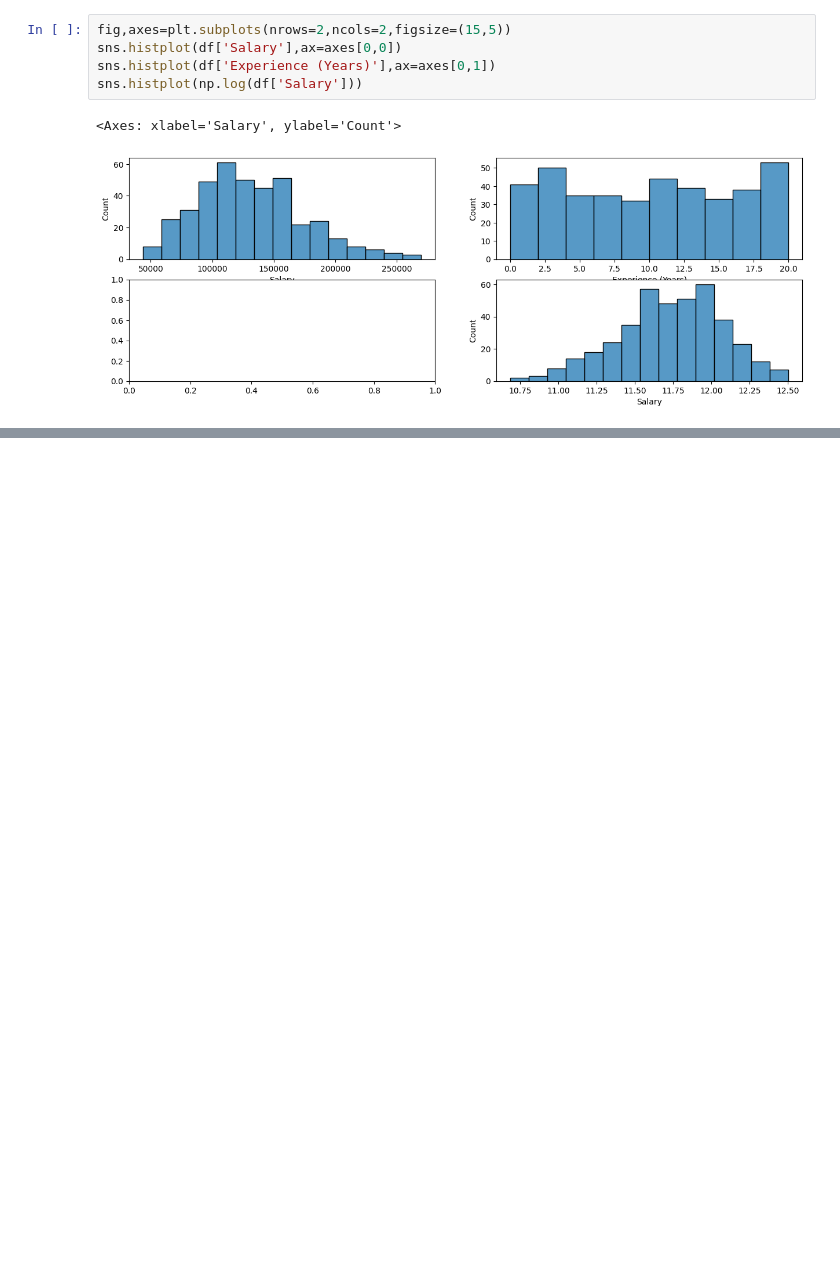
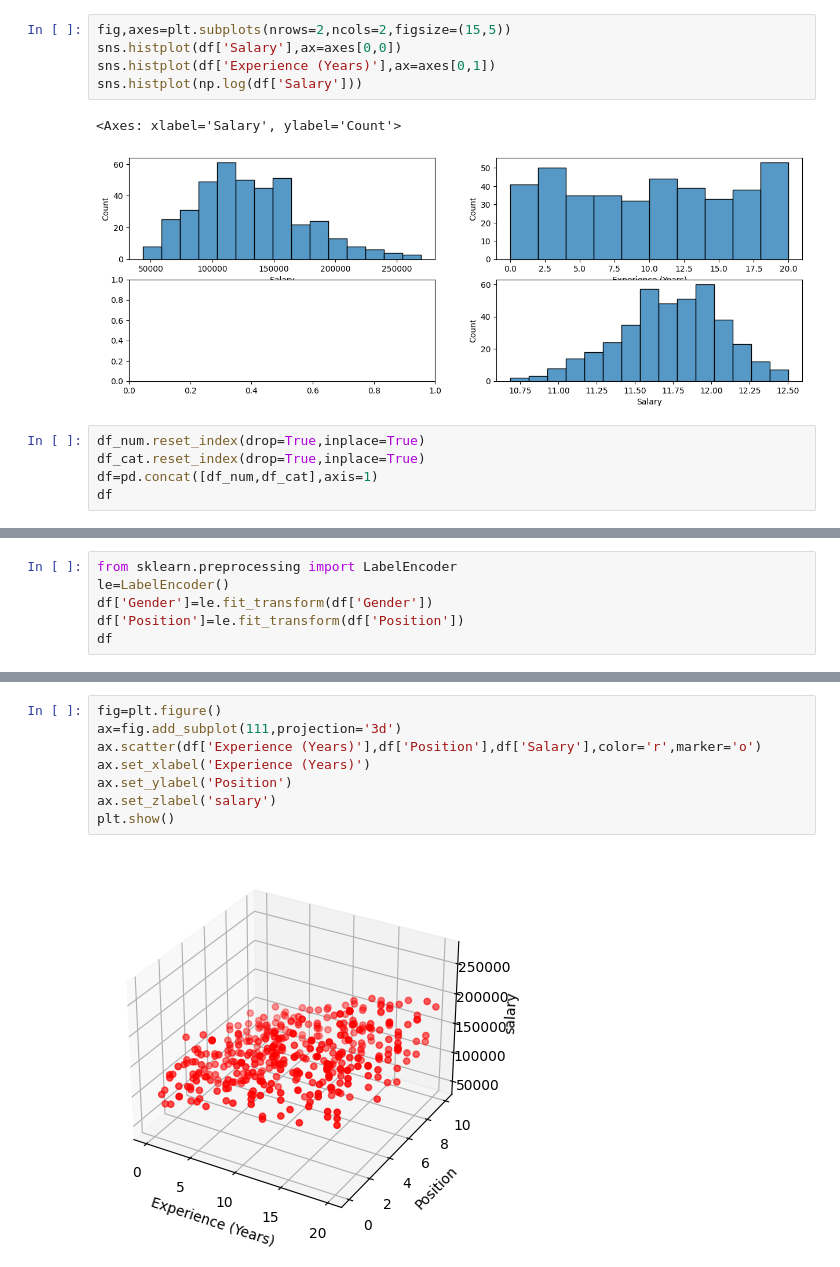
Before and after one commit to Farazmghm/Business-Machine-Learning-and-EDA, a Jupyter notebook: IT_employees.ipynb, the cells around one changed output, grey strips where cells are left out. Drawn from its saved outputs; the diff is of its cells as text; blank space fills up the shorter version.

```diff
--- a/IT_employees.ipynb
+++ b/IT_employees.ipynb
@@ -145,3 +145,8 @@ sns.histplot(np.log(df['Salary']))
 # %% [output]
 <Axes: xlabel='Salary', ylabel='Count'>
 [figure]
+# %%
+df_num.reset_index(drop=True,inplace=True)
+df_cat.reset_index(drop=True,inplace=True)
+df=pd.concat([df_num,df_cat],axis=1)
+df
@@ -147,0 +167,6 @@ sns.histplot(np.log(df['Salary']))
+# %%
+from sklearn.preprocessing import LabelEncoder
+le=LabelEncoder()
+df['Gender']=le.fit_transform(df['Gender'])
+df['Position']=le.fit_transform(df['Position'])
+df
@@ -147,0 +218,10 @@ sns.histplot(np.log(df['Salary']))
+# %%
+fig=plt.figure()
+ax=fig.add_subplot(111,projection='3d')
+ax.scatter(df['Experience (Years)'],df['Position'],df['Salary'],color='r',marker='o')
+ax.set_xlabel('Experience (Years)')
+ax.set_ylabel('Position')
+ax.set_zlabel('salary')
+plt.show()
+# %% [output]
+[figure, added]
```
Also changed, not shown: parts of 6 cells of this notebook.
